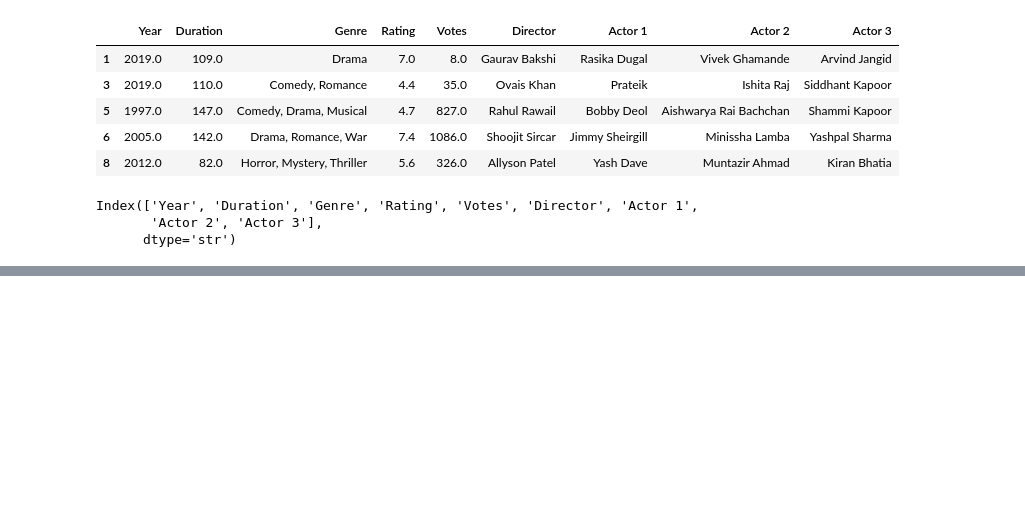
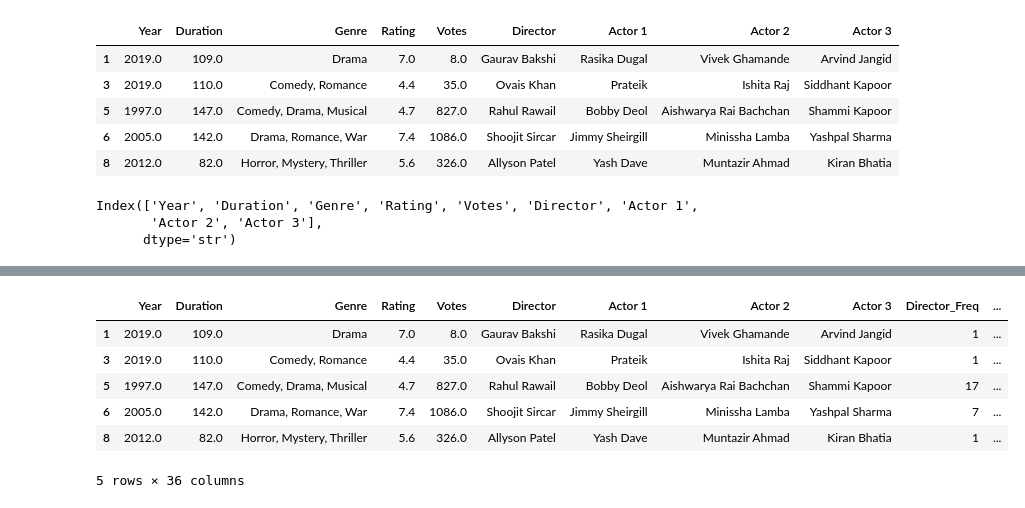
Before and after one commit to Anshul6933/CODSOFT, a Jupyter notebook: Task1_MovieRatingPrediction/movie_rating_prediction.ipynb, the cells around one changed output, grey strips where cells are left out. Cells and saved outputs as stored; diff of their text form; code cells hidden in the pictures; blank space fills up the shorter version.

Commit message:
Complete movie rating prediction -- train linear regressiona nd random forest , evaluate , check feature importance

```diff
--- a/Task1_MovieRatingPrediction/movie_rating_prediction.ipynb
+++ b/Task1_MovieRatingPrediction/movie_rating_prediction.ipynb
@@ -281,0 +318,14 @@ Index(['Year', 'Duration', 'Genre', 'Rating', 'Votes', 'Director', 'Actor 1',
+# %%
+director_freq = df['Director'].value_counts()
+df['Director_Freq'] = df['Director'].map(director_freq)
+
+actor1_freq = df['Actor 1'].value_counts()
+df['Actor1_Freq'] = df['Actor 1'].map(actor1_freq)
+
+actor2_freq = df['Actor 2'].value_counts()
+df['Actor2_Freq'] = df['Actor 2'].map(actor2_freq)
+
+actor3_freq = df['Actor 3'].value_counts()
+df['Actor3_Freq'] = df['Actor 3'].map(actor3_freq)
+
+df[['Director', 'Director_Freq', 'Actor 1', 'Actor1_Freq']].head(10)
@@ -281,0 +371,12 @@ Index(['Year', 'Duration', 'Genre', 'Rating', 'Votes', 'Director', 'Actor 1',
+# %%
+genre_dummies = df['Genre'].str.get_dummies(', ')
+df = pd.concat([df, genre_dummies], axis=1)
+df.head()
+# %% [output]
+|  | Year | Duration | Genre | Rating | Votes | Director | Actor 1 | Actor 2 | Actor 3 | Director_Freq | ... |
+| 1 | 2019.0 | 109.0 | Drama | 7.0 | 8.0 | Gaurav Bakshi | Rasika Dugal | Vivek Ghamande | Arvind Jangid | 1 | ... |
+| 3 | 2019.0 | 110.0 | Comedy, Romance | 4.4 | 35.0 | Ovais Khan | Prateik | Ishita Raj | Siddhant Kapoor | 1 | ... |
+| 5 | 1997.0 | 147.0 | Comedy, Drama, Musical | 4.7 | 827.0 | Rahul Rawail | Bobby Deol | Aishwarya Rai Bachchan | Shammi Kapoor | 17 | ... |
+| 6 | 2005.0 | 142.0 | Drama, Romance, War | 7.4 | 1086.0 | Shoojit Sircar | Jimmy Sheirgill | Minissha Lamba | Yashpal Sharma | 7 | ... |
+| 8 | 2012.0 | 82.0 | Horror, Mystery, Thriller | 5.6 | 326.0 | Allyson Patel | Yash Dave | Muntazir Ahmad | Kiran Bhatia | 1 | ... |
+5 rows × 36 columns
```
Also changed, not shown: parts of 24 cells of this notebook.
